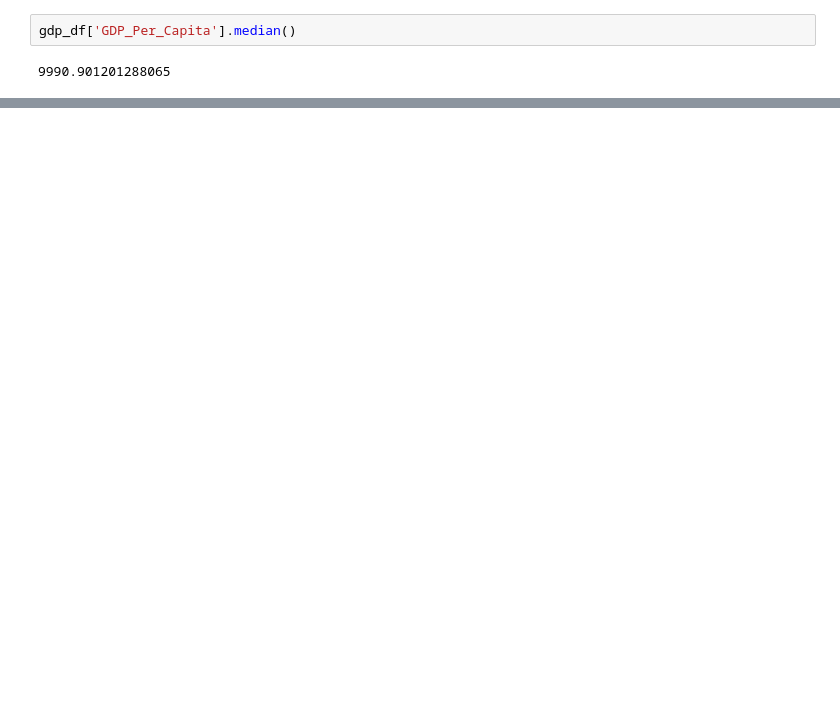
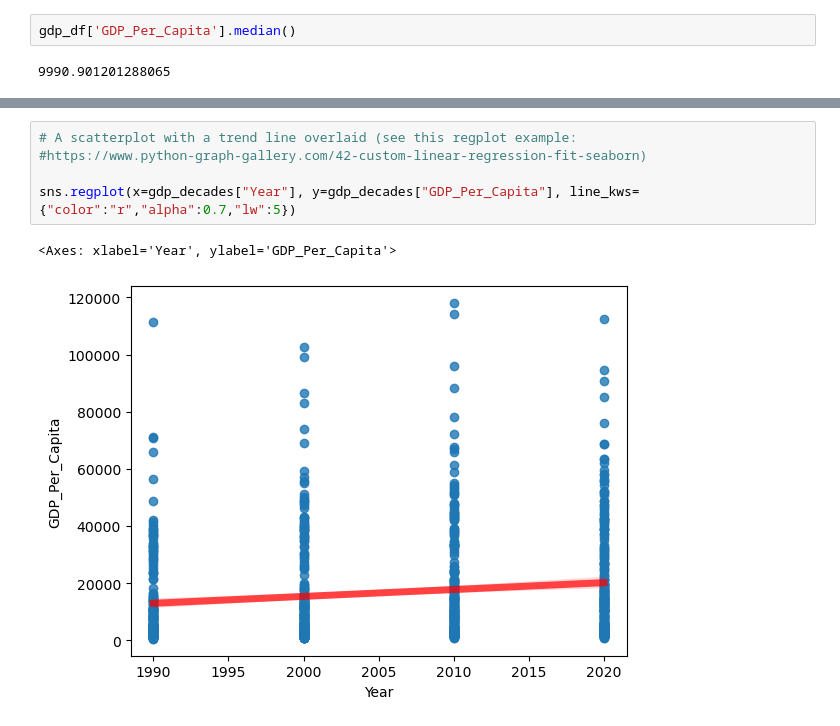
Before and after one commit to NSS-Full-Time-Data-Analytics-11/un-project-ShandenKey, a Jupyter notebook: notebooks/UN2-SMK.ipynb, the cells around one changed output, grey strips where cells are left out. Saved outputs shown, nothing was run; the diff lists cells and outputs as text; blank space fills up the shorter version.

```diff
--- a/notebooks/UN2-SMK.ipynb
+++ b/notebooks/UN2-SMK.ipynb
@@ -331,0 +349,8 @@ sns.boxplot(gdp_decades['GDP_Per_Capita'])
+# %%
+# A scatterplot with a trend line overlaid (see this regplot example:
+#https://www.python-graph-gallery.com/42-custom-linear-regression-fit-seaborn)
+
+sns.regplot(x=gdp_decades["Year"], y=gdp_decades["GDP_Per_Capita"], line_kws={"color":"r","alpha":0.7,"lw":5})
+# %% [output]
+<Axes: xlabel='Year', ylabel='GDP_Per_Capita'>
+[figure, added]
```
Also changed, not shown: parts of 65 cells of this notebook.
